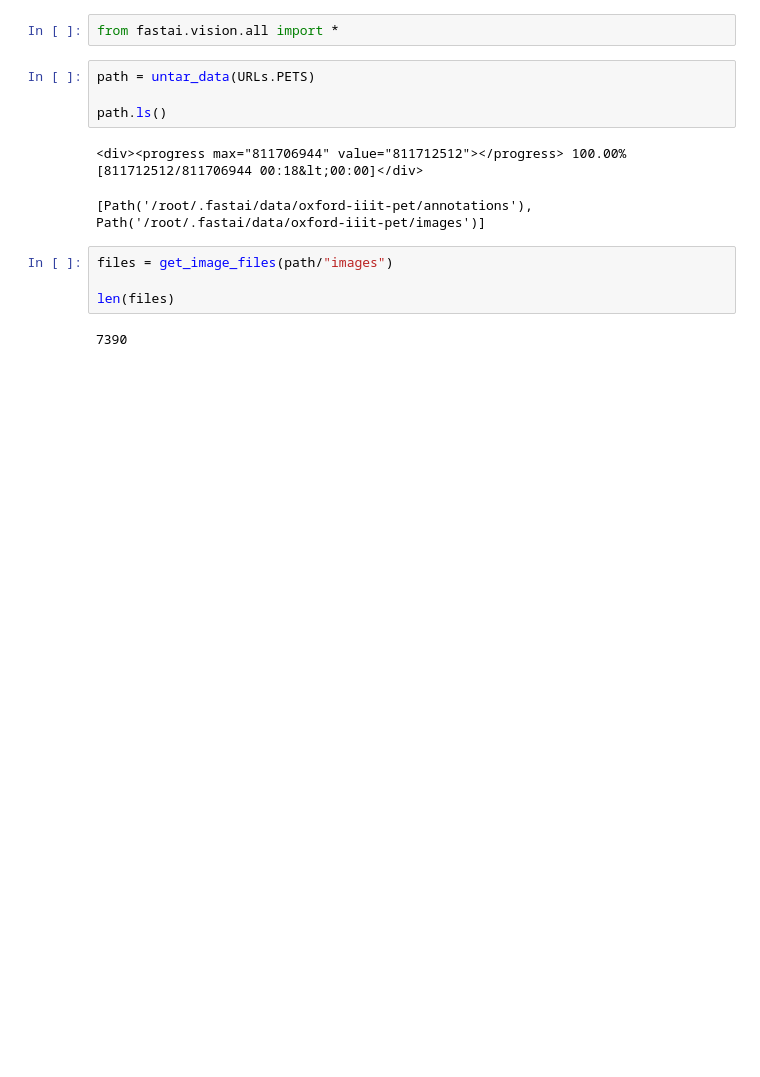
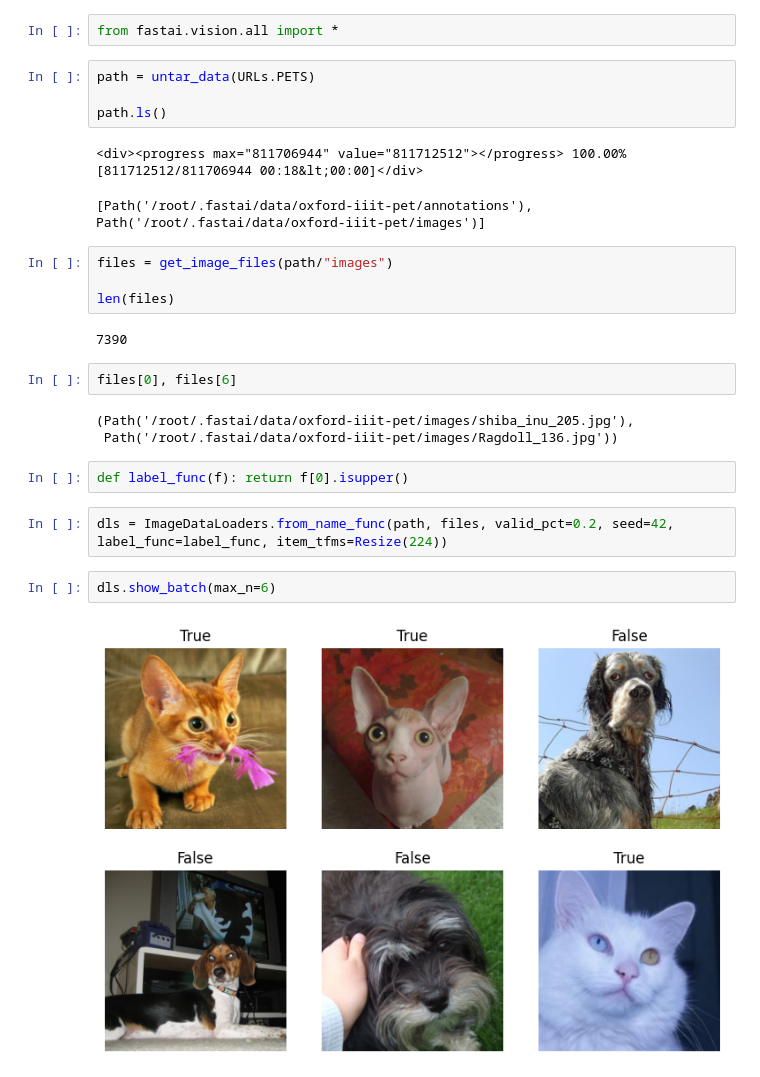
Before and after one commit to Sandeepdeval/fastai_learning, a Jupyter notebook: docs_training/01_vision_training.ipynb, the cells around one changed output. Drawn from its saved outputs; the diff is of its cells as text; blank space fills up the shorter version.

```diff
--- a/docs_training/01_vision_training.ipynb
+++ b/docs_training/01_vision_training.ipynb
@@ -13,3 +13,16 @@ files = get_image_files(path/"images")
 len(files)
 # %% [output]
 7390
+# %%
+files[0], files[6]
+# %% [output]
+(Path('/root/.fastai/data/oxford-iiit-pet/images/shiba_inu_205.jpg'),
+ Path('/root/.fastai/data/oxford-iiit-pet/images/Ragdoll_136.jpg'))
+# %%
+def label_func(f): return f[0].isupper()
+# %%
+dls = ImageDataLoaders.from_name_func(path, files, valid_pct=0.2, seed=42, label_func=label_func, item_tfms=Resize(224))
+# %%
+dls.show_batch(max_n=6)
+# %% [output]
+[figure, added]
```
Also changed, not shown: parts of 1 cell of this notebook.
